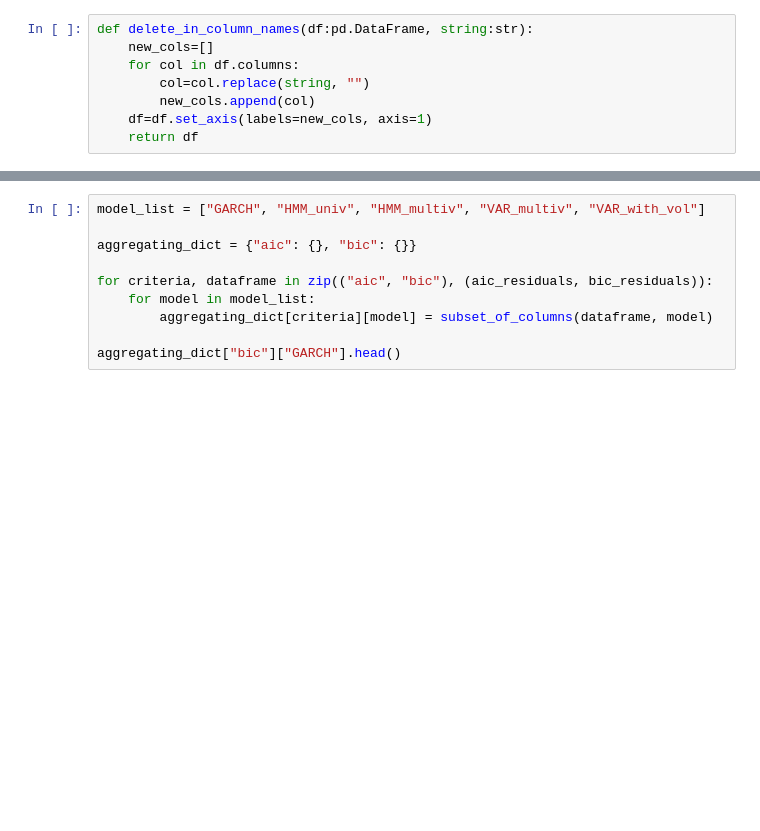
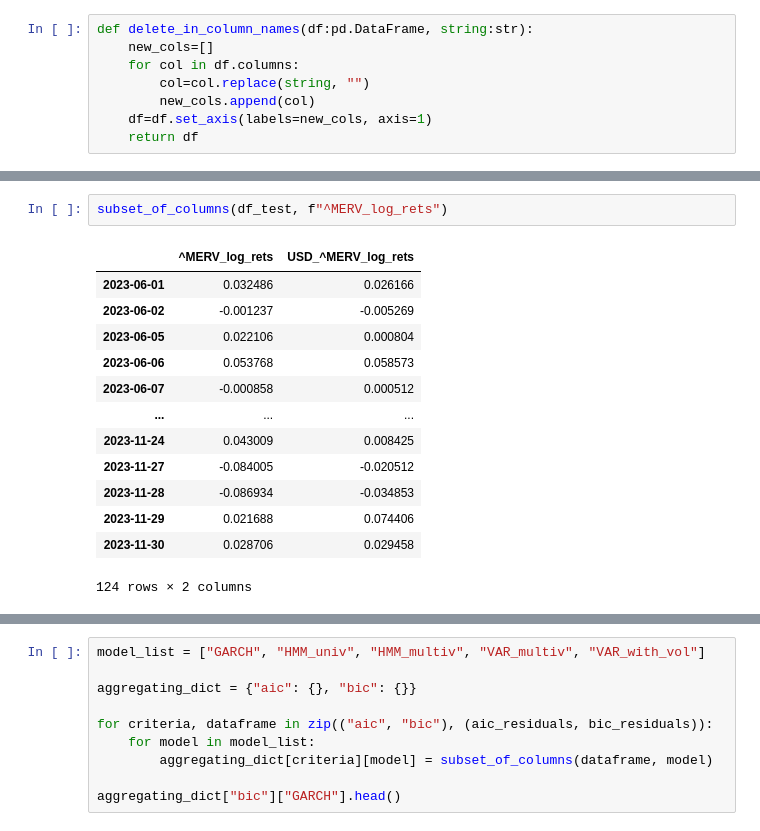
Before and after one commit to alfsn/regime-switching-hmm, a Jupyter notebook: notebooks/03_Comparison.ipynb, the cells around one changed output, grey strips where cells are left out. Cells and saved outputs as stored; diff of their text form; blank space fills up the shorter version.

```diff
--- a/notebooks/03_Comparison.ipynb
+++ b/notebooks/03_Comparison.ipynb
@@ -199,0 +173,16 @@ delete_in_column_names(forecasts_by_stock["BBAR"].copy(), "__BBAR")
+# %%
+subset_of_columns(df_test, f"^MERV_log_rets")
+# %% [output]
+|  | ^MERV_log_rets | USD_^MERV_log_rets |
+| 2023-06-01 | 0.032486 | 0.026166 |
+| 2023-06-02 | -0.001237 | -0.005269 |
+| 2023-06-05 | 0.022106 | 0.000804 |
+| 2023-06-06 | 0.053768 | 0.058573 |
+| 2023-06-07 | -0.000858 | 0.000512 |
+| ... | ... | ... |
+| 2023-11-24 | 0.043009 | 0.008425 |
+| 2023-11-27 | -0.084005 | -0.020512 |
+| 2023-11-28 | -0.086934 | -0.034853 |
+| 2023-11-29 | 0.021688 | 0.074406 |
+| 2023-11-30 | 0.028706 | 0.029458 |
+124 rows × 2 columns
```
Also changed, not shown: parts of 6 cells of this notebook.
